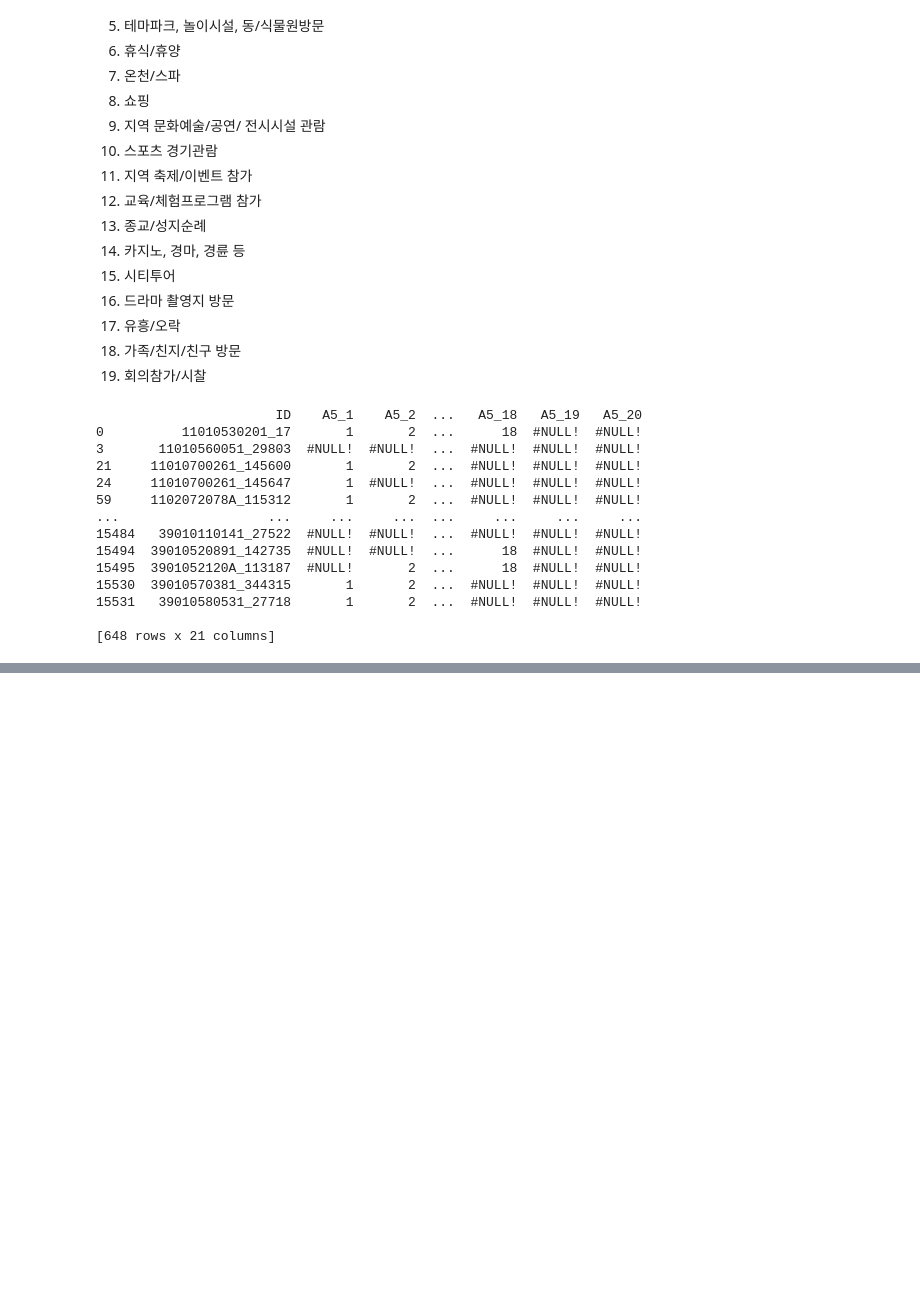
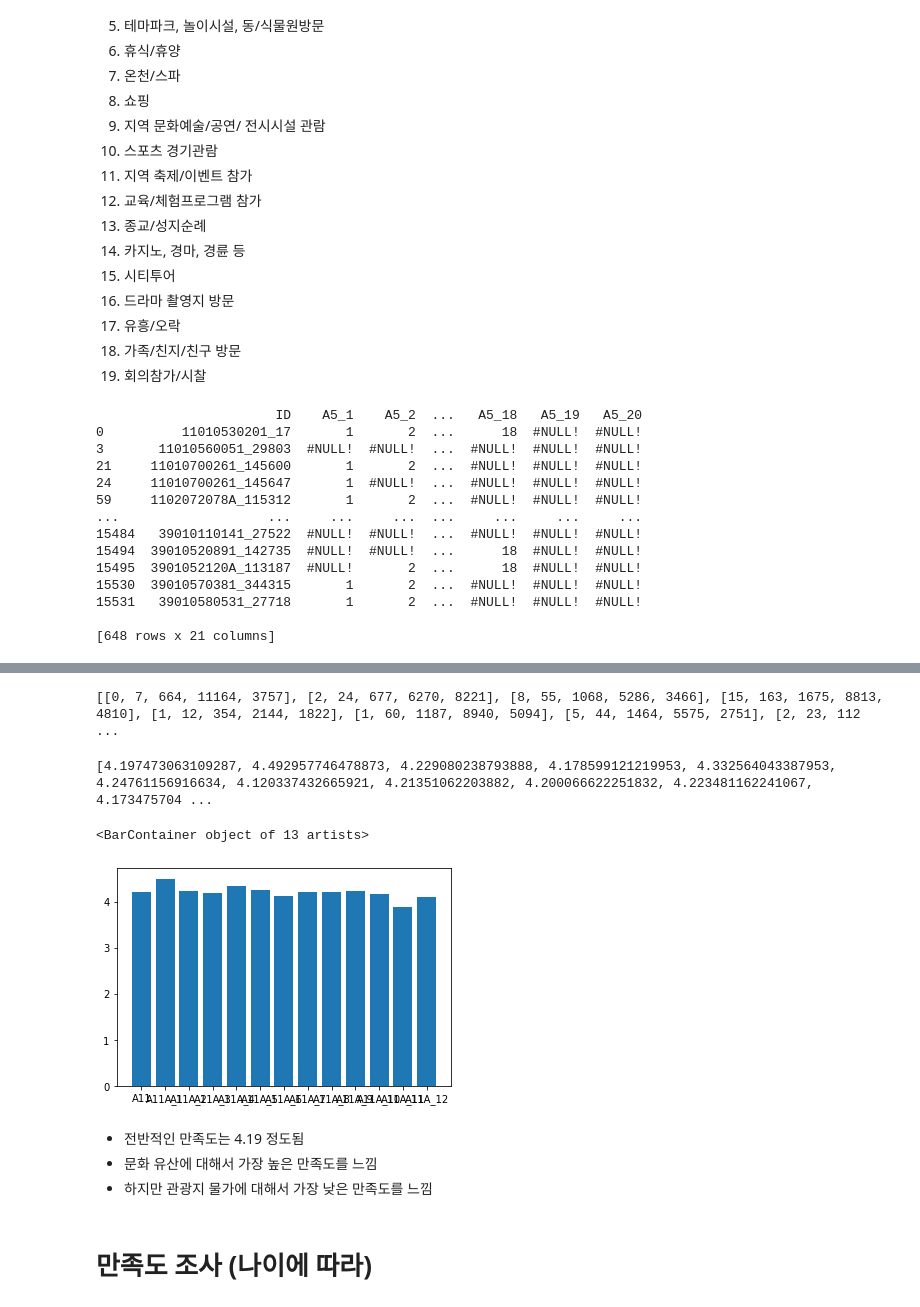
Before and after one commit to ansehoon1999/MG-DataAnaylsis, a Jupyter notebook: 세훈/DataAnaylsis_7_23.ipynb, the cells around one changed output, grey strips where cells are left out. Drawn from its saved outputs; the diff is of its cells as text; code cells hidden in the pictures; blank space fills up the shorter version.

```diff
--- a/세훈/DataAnaylsis_7_23.ipynb
+++ b/세훈/DataAnaylsis_7_23.ipynb
@@ -646,0 +653,3 @@ plt.show()
+# %%
+df_sat = data_2020[['A11', 'A11A_1', 'A11A_2', 'A11A_3', 'A11A_4', 'A11A_5', 'A11A_6', 'A11A_7', 'A11A_8', 'A11A_9', 'A11A_10', 'A11A_11', 'A11A_12']]
+print(df_sat)
@@ -646,0 +701,53 @@ plt.show()
+# %%
+sat_list = [
+            [0,0,0,0,0],
+            [0,0,0,0,0],
+            [0,0,0,0,0],
+            [0,0,0,0,0],
+            [0,0,0,0,0],
+            [0,0,0,0,0],
+            [0,0,0,0,0],
+            [0,0,0,0,0],
+            [0,0,0,0,0],
+            [0,0,0,0,0],
+            [0,0,0,0,0],
+            [0,0,0,0,0],
+             [0,0,0,0,0]
+]
+
+for j in range(13) :
+  for i in range(len(df_sat)) :
+
+    if df_sat.iloc[i, j] == 1 :
+      sat_list[j][0] = sat_list[j][0] + 1
+    elif df_sat.iloc[i, j] == 2 :
+      sat_list[j][1] = sat_list[j][1] + 1
+    elif df_sat.iloc[i, j] == 3 :
+      sat_list[j][2] = sat_list[j][2] + 1
+    elif df_sat.iloc[i, j]== 4 :
+      sat_list[j][3] = sat_list[j][3] + 1
+    elif df_sat.iloc[i, j] == 5 :
+      sat_list[j][4] = sat_list[j][4] + 1
+# %%
+print(sat_list)
+# %% [output]
+[[0, 7, 664, 11164, 3757], [2, 24, 677, 6270, 8221], [8, 55, 1068, 5286, 3466], [15, 163, 1675, 8813, 4810], [1, 12, 354, 2144, 1822], [1, 60, 1187, 8940, 5094], [5, 44, 1464, 5575, 2751], [2, 23, 112 ...
+# %%
+total = [0] * 13
+title = ['A11', 'A11A_1', 'A11A_2', 'A11A_3', 'A11A_4', 'A11A_5', 'A11A_6', 'A11A_7', 'A11A_8', 'A11A_9', 'A11A_10', 'A11A_11', 'A11A_12']
+
+for i in range(13) :
+  total[i]= (sat_list[i][0] * 1  +  sat_list[i][1] * 2  + sat_list[i][2] * 3  + sat_list[i][3] * 4  + sat_list[i][4] * 5 ) / sum(sat_list[i])
+
+print(total)
+plt.bar(title, total)
+# %% [output]
+[4.197473063109287, 4.492957746478873, 4.229080238793888, 4.178599121219953, 4.332564043387953, 4.24761156916634, 4.120337432665921, 4.21351062203882, 4.200066622251832, 4.223481162241067, 4.173475704 ...
+<BarContainer object of 13 artists>
+[figure, added]
+# %% [markdown]
+- 전반적인 만족도는 4.19 정도됨
+- 문화 유산에 대해서 가장 높은 만족도를 느낌
+- 하지만 관광지 물가에 대해서 가장 낮은 만족도를 느낌
+# %% [markdown]
+# 만족도 조사 (나이에 따라)
```
Also changed, not shown: parts of 23 cells of this notebook.
